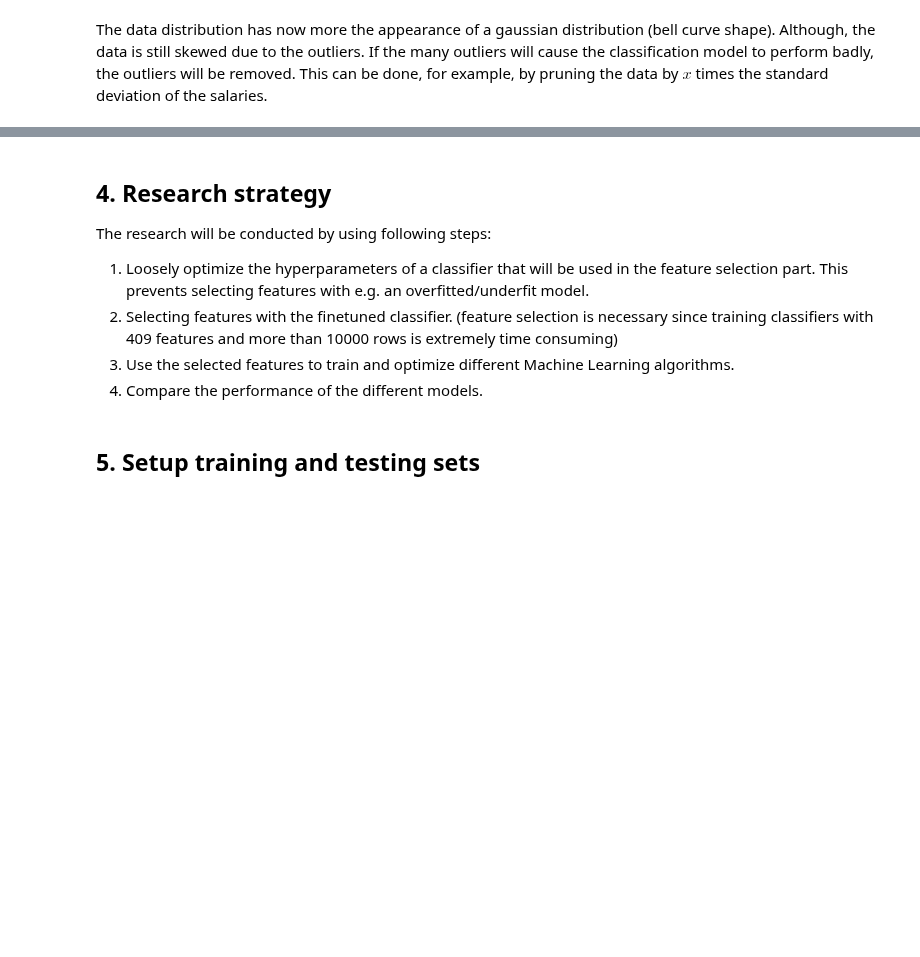
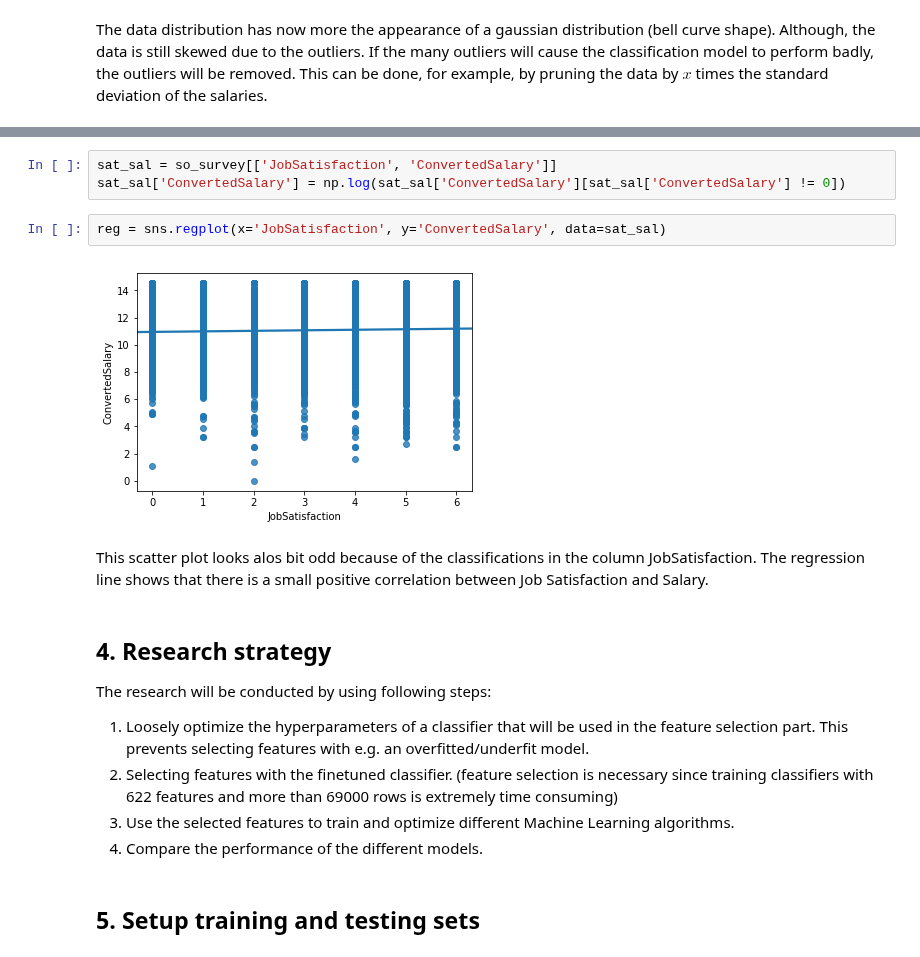
Before and after one commit to Vidovitsch/stack-overflow-survey-model, a Jupyter notebook: research.ipynb, the cells around one changed output, grey strips where cells are left out. Saved outputs shown, nothing was run; the diff lists cells and outputs as text; blank space fills up the shorter version.

```diff
--- a/research.ipynb
+++ b/research.ipynb
@@ -148,8 +165,17 @@ The data distribution has now more the appearance of a gaussian distribution (be
+# %%
+sat_sal = so_survey[['JobSatisfaction', 'ConvertedSalary']]
+sat_sal['ConvertedSalary'] = np.log(sat_sal['ConvertedSalary'][sat_sal['ConvertedSalary'] != 0])
+# %%
+reg = sns.regplot(x='JobSatisfaction', y='ConvertedSalary', data=sat_sal)
+# %% [output]
+[figure, added]
+# %% [markdown]
+This scatter plot looks alos bit odd because of the classifications in the column JobSatisfaction. The regression line shows that there is a small positive correlation between Job Satisfaction and Salary.
 # %% [markdown]
 ## 4. Research strategy
 The research will be conducted by using following steps:
 1. Loosely optimize the hyperparameters of a classifier that will be used in the feature selection part. This prevents selecting features with e.g. an overfitted/underfit model.
-2. Selecting features with the finetuned classifier. (feature selection is necessary since training classifiers with 409 features and more than 10000 rows is extremely time consuming)
+2. Selecting features with the finetuned classifier. (feature selection is necessary since training classifiers with 622 features and more than 69000 rows is extremely time consuming)
 3. Use the selected features to train and optimize different Machine Learning algorithms.
 4. Compare the performance of the different models.
 # %% [markdown]
```
Also changed, not shown: parts of 73 cells of this notebook.
